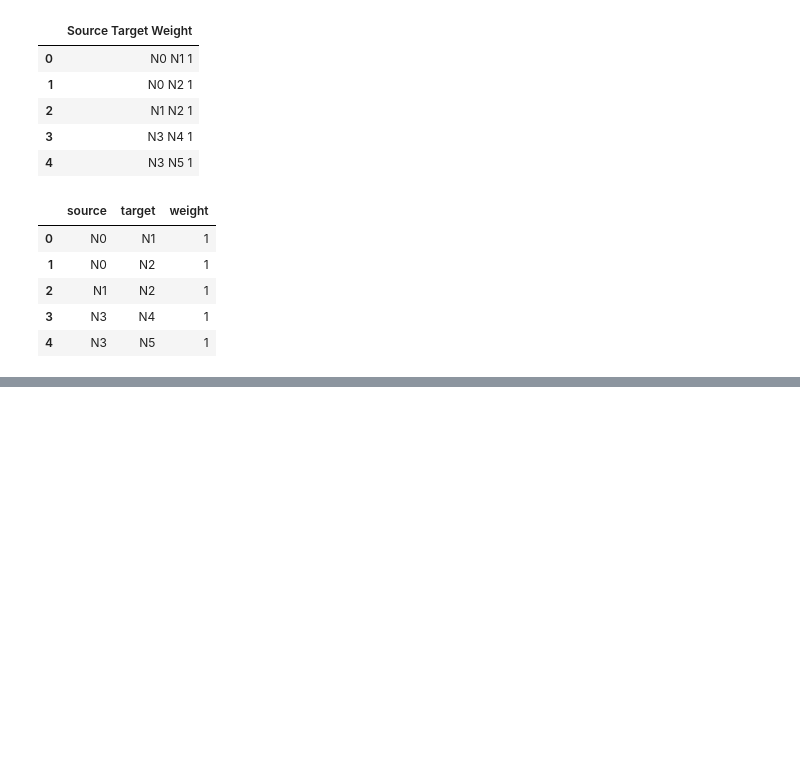
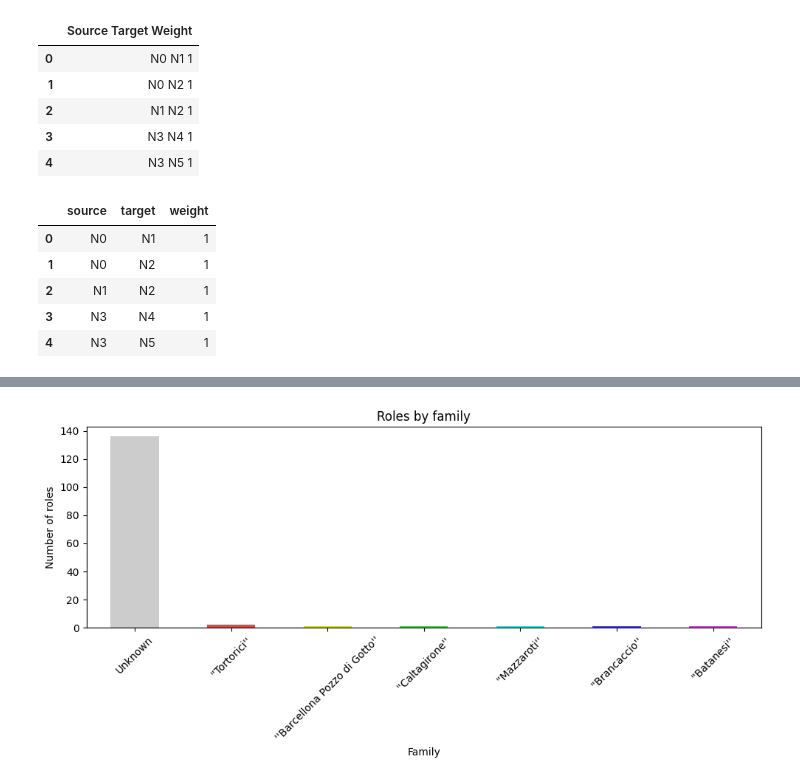
Before and after one commit to ignaciovadillos/The-Sicilian-Mafia---Network-Analysis, a Jupyter notebook: experiments/meeting.ipynb, the cells around one changed output, grey strips where cells are left out. Saved outputs shown, nothing was run; the diff lists cells and outputs as text; code cells hidden in the pictures; blank space fills up the shorter version.

Commit message:
Advances with the meetings plot - .gitignore adapted to include data

```diff
--- a/experiments/meeting.ipynb
+++ b/experiments/meeting.ipynb
@@ -39,0 +76,5 @@ meetings_df.head()
+# %%
+# Create the graph
+G = ig.Graph.DataFrame(meetings_df[['source_id', 'target_id', 'weight']], directed=False)
+layout = 'fr'
+print(G.summary())
@@ -39,0 +97,4 @@ meetings_df.head()
+# %%
+# Adding Montagna Roles as names
+roles = pd.read_csv('../data/Montagna_Roles.csv')
+roles.head()
@@ -39,0 +108,7 @@ meetings_df.head()
+# %%
+# Create a new column for families - they are within "" - some of they are NaN
+
+roles['Family'] = roles['Role'].astype(str).str.extract(r'boss family\s+(.+)', expand=False)
+roles['Family'] = roles['Family'].str.strip().fillna('Unknown')
+
+roles.head()
@@ -39,0 +122,35 @@ meetings_df.head()
+# %%
+# Using Roles for naming vertices
+role_mapping = dict(zip(roles['Node'], roles['Role']))
+G.vs['name'] = [role_mapping.get(node, str(node)) for node in nodes]
+# %%
+import colorsys
+
+family_counts = roles['Family'].value_counts().sort_values(ascending=False)
+families = [family for family in family_counts.index if family != 'Unknown']
+
+def generate_distinct_colors(n, s=0.65, v=0.85):
+    return [colorsys.hsv_to_rgb(i / n, s, v) for i in range(n)] if n > 0 else []
+
+family_colors = dict(zip(families, generate_distinct_colors(len(families))))
+family_colors['Unknown'] = (0.8, 0.8, 0.8)
+
+fig, ax = plt.subplots(figsize=(10, 5))
+family_counts.plot(
+    kind='bar',
+    ax=ax,
+    color=[family_colors[family] for family in family_counts.index]
+)
+ax.set_title('Roles by family')
+ax.set_xlabel('Family')
+ax.set_ylabel('Number of roles')
+ax.tick_params(axis='x', rotation=45)
+plt.tight_layout()
+plt.show()
+
+family_mapping = roles.drop_duplicates('Node').set_index('Node')['Family'].to_dict()
+G.vs['family'] = [family_mapping.get(node, 'Unknown') for node in nodes]
+
+G.vs['color'] = [family_colors[f] for f in G.vs['family']]
+# %% [output]
+[figure, added]
```
Also changed, not shown: parts of 14 cells of this notebook, 1 other file.
